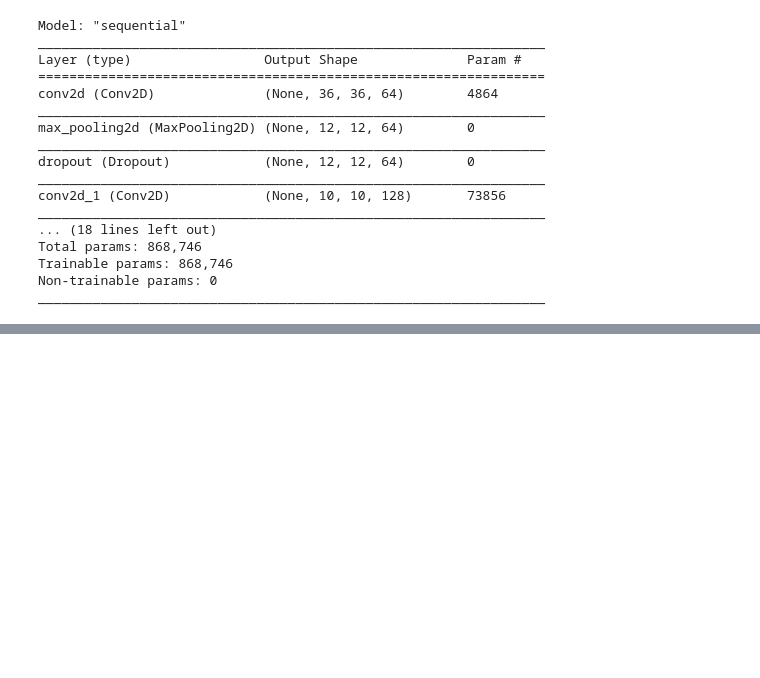
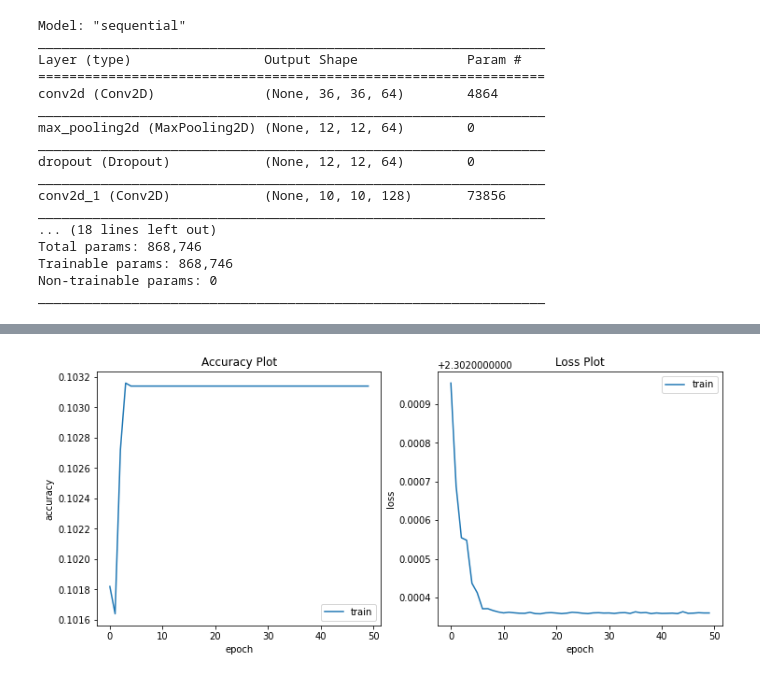
Before and after one commit to manohar2000/MIDAS_Challenge, a Jupyter notebook: part-3.ipynb, the cells around one changed output, grey strips where cells are left out. Cells and saved outputs as stored; diff of their text form; code cells hidden in the pictures; blank space fills up the shorter version.

```diff
--- a/part-3.ipynb
+++ b/part-3.ipynb
@@ -264,5 +290,5 @@ random_model_checkpoint_callback = ModelCheckpoint(
                                             save_best_only=True
                                             )
 
-random_hist = random_model.fit(X_train, y_train,batch_size=32, epochs=10, callbacks=[reduce_lr],validation_data = (X_test,y_test))
+random_hist = random_model.fit(X_train, y_train,batch_size=32, epochs=50, callbacks=[reduce_lr],validation_data = (X_test,y_test))
 # %% [output]
@@ -288,0 +312,22 @@ Epoch 10/10
+# %%
+# plotting the loss and accuracy of the model.
+plt.figure(figsize = (12, 5))
+
+
+plt.subplot(1,2,1)
+plt.plot(random_hist.history['accuracy'])
+plt.title("Accuracy Plot")
+plt.ylabel('accuracy')
+plt.xlabel('epoch')
+plt.legend(['train'])
+
+plt.subplot(1,2,2)
+plt.plot(random_hist.history['loss'])
+plt.title("Loss Plot")
+plt.ylabel('loss')
+plt.xlabel('epoch')
+plt.legend(['train'])
+
+plt.show()
+# %% [output]
+[figure, added]
```
Also changed, not shown: parts of 13 cells of this notebook, 1 other file.
